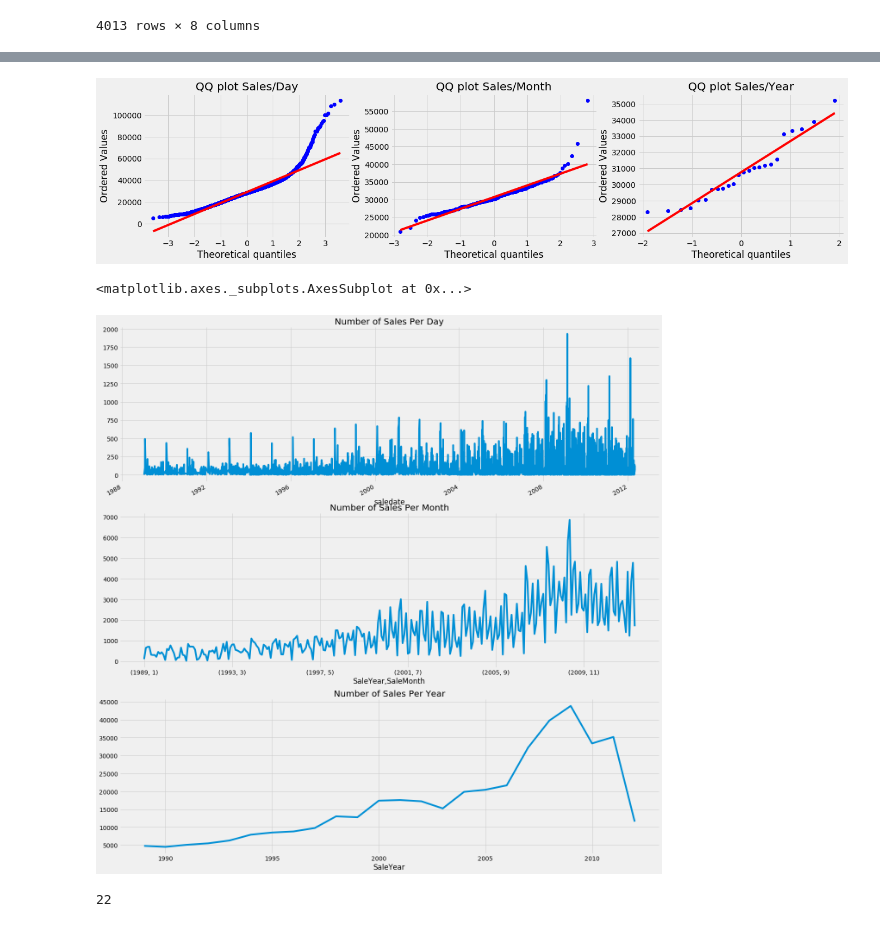
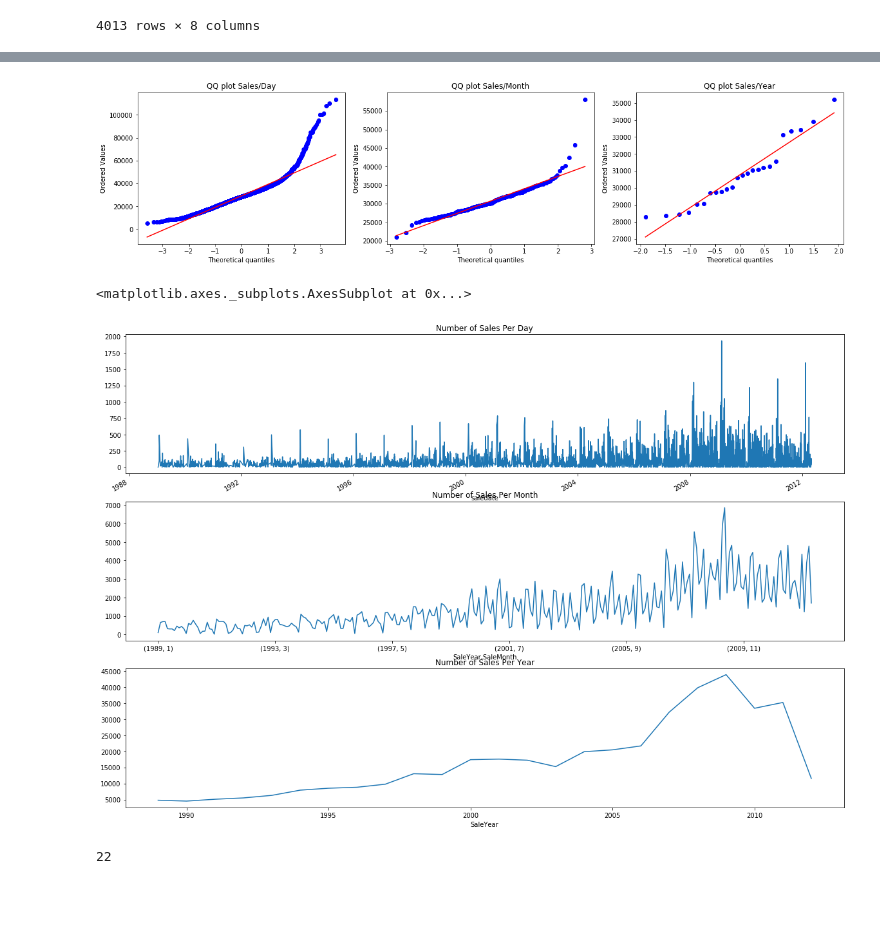
Before and after one commit to fares-ds/Blue-Book-for-Bulldozers-Kaggle-Competition, a Jupyter notebook: Blue_Book_for_Bulldozers_EDA.ipynb, the cells around one changed output, grey strips where cells are left out. Drawn from its saved outputs; the diff is of its cells as text; code cells hidden in the pictures; blank space fills up the shorter version.

```diff
--- a/Blue_Book_for_Bulldozers_EDA.ipynb
+++ b/Blue_Book_for_Bulldozers_EDA.ipynb
@@ -51,10 +51,11 @@ import seaborn as sns
 import scipy.stats
 import pylab
 import statsmodels.tsa.stattools as sts
+import statsmodels.graphics.tsaplots as sgt
 from statsmodels.tsa.seasonal import seasonal_decompose
 
 %matplotlib inline
-plt.style.use('fivethirtyeight')
+# plt.style.use('fivethirtyeight')
 pd.set_option('display.max_columns', 80)
 pd.set_option('display.max_rows', 100)
 pd.set_option('display.float', "{:.4f}".format)
@@ -248,21 +249,21 @@ plt.subplot(333)
 scipy.stats.probplot(data.groupby(['SaleYear']).SalePrice.mean(), plot=pylab)
 plt.title('QQ plot Sales/Year');
 # %% [output]
-[figure, old version]
+[figure, new version]
 # %%
-plt.figure(figsize=(20, 25))
+plt.figure(figsize=(20, 15))
 
 plt.subplot(311)
 data.groupby('saledate').SalePrice.count().plot(title='Number of Sales Per Day')
 
 plt.subplot(312)
 data.groupby(['SaleYear', 'SaleMonth']).SalePrice.count().plot(title='Number of Sales Per Month')
 
 plt.subplot(313)
 data.groupby(['SaleYear']).SalePrice.count().plot(title='Number of Sales Per Year')
 # %% [output]
 <matplotlib.axes._subplots.AxesSubplot at 0x...>
-[figure, old version]
+[figure, new version]
 # %%
 df = data.groupby('saledate').SalePrice.mean()
 df.asfreq('y').isna().sum()
```
Also changed, not shown: parts of 14 cells of this notebook.
